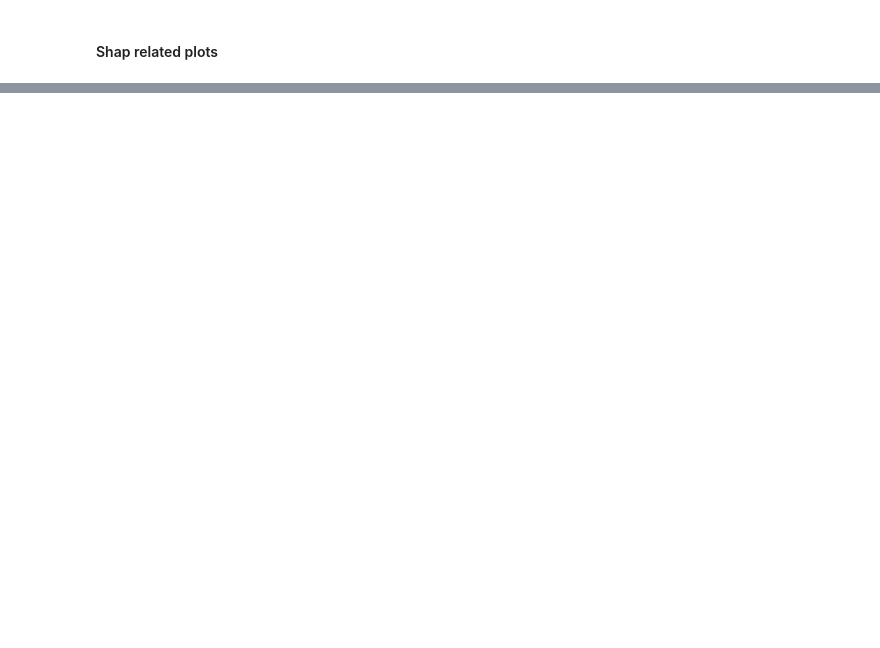
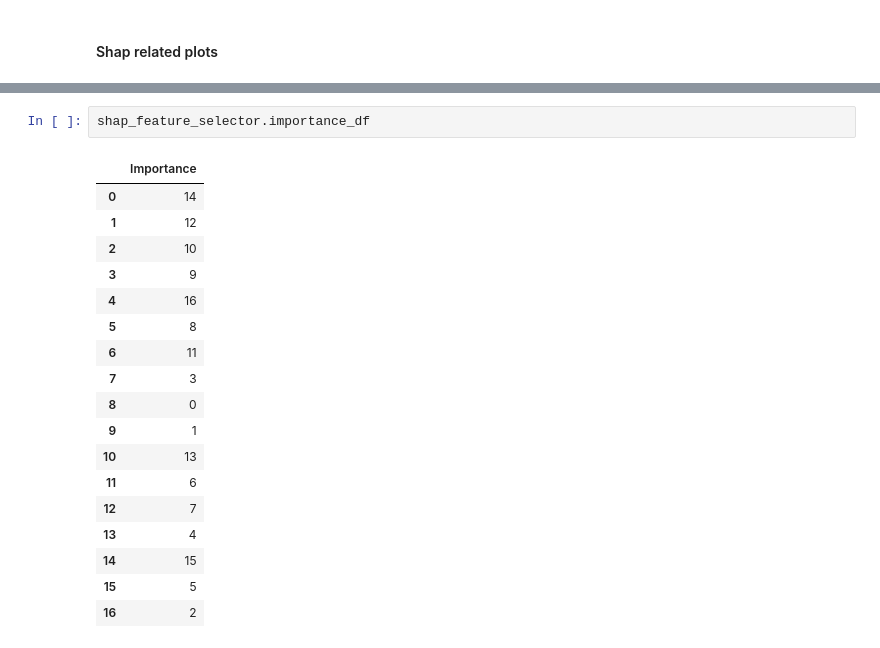
Before and after one commit to TorkamaniLab/zoish, a Jupyter notebook: examples/shap/shap_estimator_optimized_by_gridsearchcv.ipynb, the cells around one changed output, grey strips where cells are left out. Cells and saved outputs as stored; diff of their text form; blank space fills up the shorter version.

Commit message:
resolve adding shap values to df

```diff
--- a/examples/shap/shap_estimator_optimized_by_gridsearchcv.ipynb
+++ b/examples/shap/shap_estimator_optimized_by_gridsearchcv.ipynb
@@ -258,0 +328,21 @@ plot_factory.dependence_plot('special forms')
+# %%
+shap_feature_selector.importance_df
+# %% [output]
+|  | Importance |
+| 0 | 14 |
+| 1 | 12 |
+| 2 | 10 |
+| 3 | 9 |
+| 4 | 16 |
+| 5 | 8 |
+| 6 | 11 |
+| 7 | 3 |
+| 8 | 0 |
+| 9 | 1 |
+| 10 | 13 |
+| 11 | 6 |
+| 12 | 7 |
+| 13 | 4 |
+| 14 | 15 |
+| 15 | 5 |
+| 16 | 2 |
```
Also changed, not shown: parts of 12 cells of this notebook, 1 other file.
